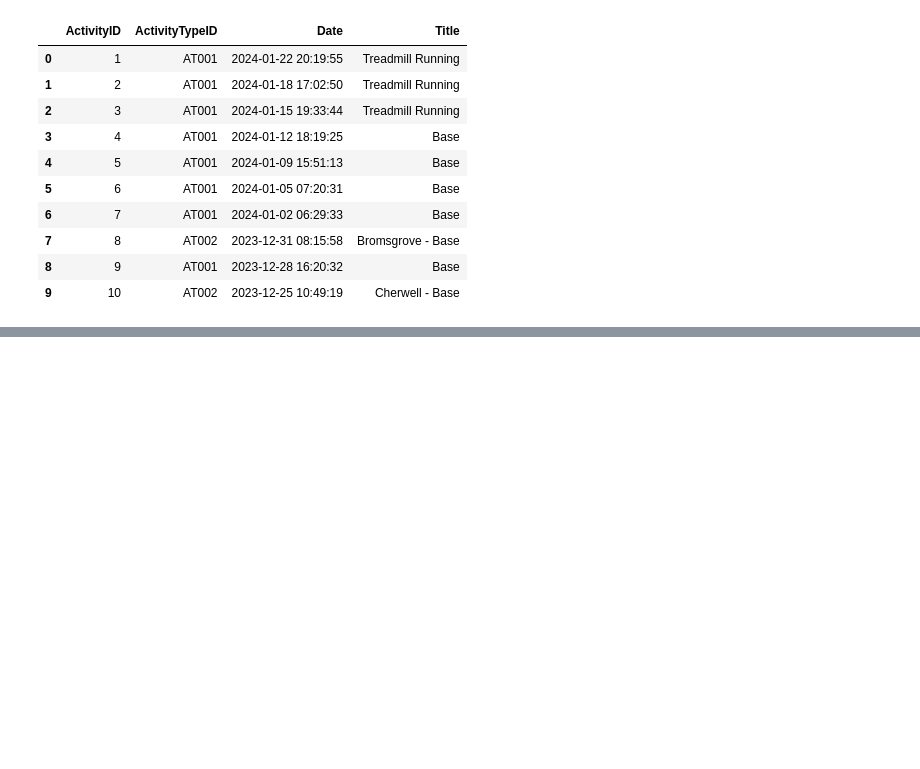
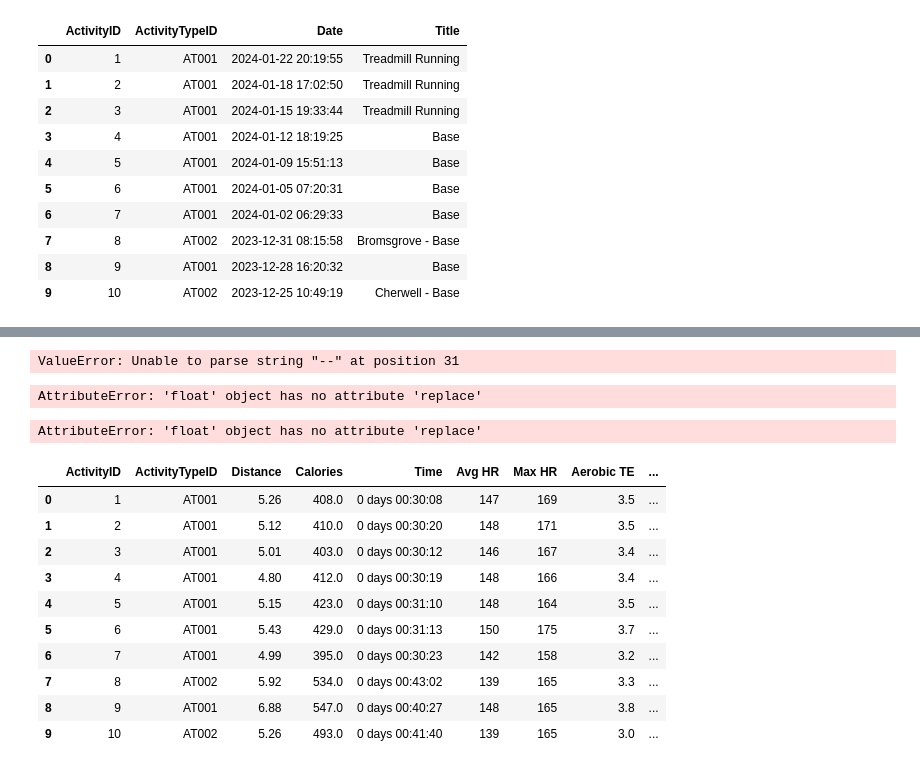
Before and after one commit to bernardtse/garmin-data-engineering, a Jupyter notebook: notebooks/etl_test_nida.ipynb, the cells around one changed output, grey strips where cells are left out. Drawn from its saved outputs; the diff is of its cells as text; code cells hidden in the pictures; blank space fills up the shorter version.

```diff
--- a/notebooks/etl_test_nida.ipynb
+++ b/notebooks/etl_test_nida.ipynb
@@ -195,0 +233,53 @@ activities_df.to_csv('../data/processed/activities.csv', index=False)
+# %%
+# Convert 'Distance', 'Calories', 'Aerobic TE', and 'Avg Run Cadence' to numeric types
+performance_metrics_df.loc[:, 'Distance'] = pd.to_numeric(performance_metrics_df['Distance'], errors='coerce')
+performance_metrics_df.loc[:, 'Calories'] = pd.to_numeric(performance_metrics_df['Calories'], errors='coerce')
+performance_metrics_df.loc[:, 'Aerobic TE'] = pd.to_numeric(performance_metrics_df['Aerobic TE'], errors='coerce')
+performance_metrics_df.loc[:, 'Avg Run Cadence'] = pd.to_numeric(performance_metrics_df['Avg Run Cadence'], errors='coerce')
+
+# Check the DataFrame's info to confirm the conversions
+performance_metrics_df.info()
+# %% [output]
+ValueError: Unable to parse string "--" at position 31
+# %%
+# Function to convert 'HH:MM:SS' time strings to decimal hours
+def convert_time_to_decimal_hours(time_str):
+    try:
+        # First, try to handle as float assuming it represents minutes
+        time_float = float(time_str)
+        return time_float / 60  # Convert minutes to decimal hours
+    except ValueError:
+        # If not a simple decimal, assume it's in 'HH:MM:SS' or 'MM:SS' format
+        parts = time_str.split(':')
+        if len(parts) == 3:  # 'HH:MM:SS' format
+            hours, minutes, seconds = int(parts[0]), int(parts[1]), int(parts[2])
+        elif len(parts) == 2:  # 'MM:SS' format
+            hours, minutes, seconds = 0, int(parts[0]), int(parts[1])
+        else:
+            return None  # Unexpected format
+        return hours + minutes / 60 + seconds / 3600
+
+# Apply the updated conversion to the DataFrame
+#performance_metrics_df['Time'] = performance_metrics_df['Time'].apply(convert_time_to_decimal_hours)
+performance_metrics_df['Avg Pace'] = performance_metrics_df['Avg Pace'].apply(lambda x: float(x) / 60 if x.replace('.', '', 1).isdigit() else None)
+performance_metrics_df['Best Pace'] = performance_metrics_df['Best Pace'].apply(lambda x: float(x) / 60 if x.replace('.', '', 1).isdigit() else None)
+# %% [output]
+AttributeError: 'float' object has no attribute 'replace'
+# %%
+performance_metrics_df
+# %% [output]
+AttributeError: 'float' object has no attribute 'replace'
+# %%
+performance_metrics_df.head(10)
+# %% [output]
+|  | ActivityID | ActivityTypeID | Distance | Calories | Time | Avg HR | Max HR | Aerobic TE | ... |
+| 0 | 1 | AT001 | 5.26 | 408.0 | 0 days 00:30:08 | 147 | 169 | 3.5 | ... |
+| 1 | 2 | AT001 | 5.12 | 410.0 | 0 days 00:30:20 | 148 | 171 | 3.5 | ... |
+| 2 | 3 | AT001 | 5.01 | 403.0 | 0 days 00:30:12 | 146 | 167 | 3.4 | ... |
+| 3 | 4 | AT001 | 4.80 | 412.0 | 0 days 00:30:19 | 148 | 166 | 3.4 | ... |
+| 4 | 5 | AT001 | 5.15 | 423.0 | 0 days 00:31:10 | 148 | 164 | 3.5 | ... |
+| 5 | 6 | AT001 | 5.43 | 429.0 | 0 days 00:31:13 | 150 | 175 | 3.7 | ... |
+| 6 | 7 | AT001 | 4.99 | 395.0 | 0 days 00:30:23 | 142 | 158 | 3.2 | ... |
+| 7 | 8 | AT002 | 5.92 | 534.0 | 0 days 00:43:02 | 139 | 165 | 3.3 | ... |
+| 8 | 9 | AT001 | 6.88 | 547.0 | 0 days 00:40:27 | 148 | 165 | 3.8 | ... |
+| 9 | 10 | AT002 | 5.26 | 493.0 | 0 days 00:41:40 | 139 | 165 | 3.0 | ... |
```
Also changed, not shown: parts of 7 cells of this notebook.
